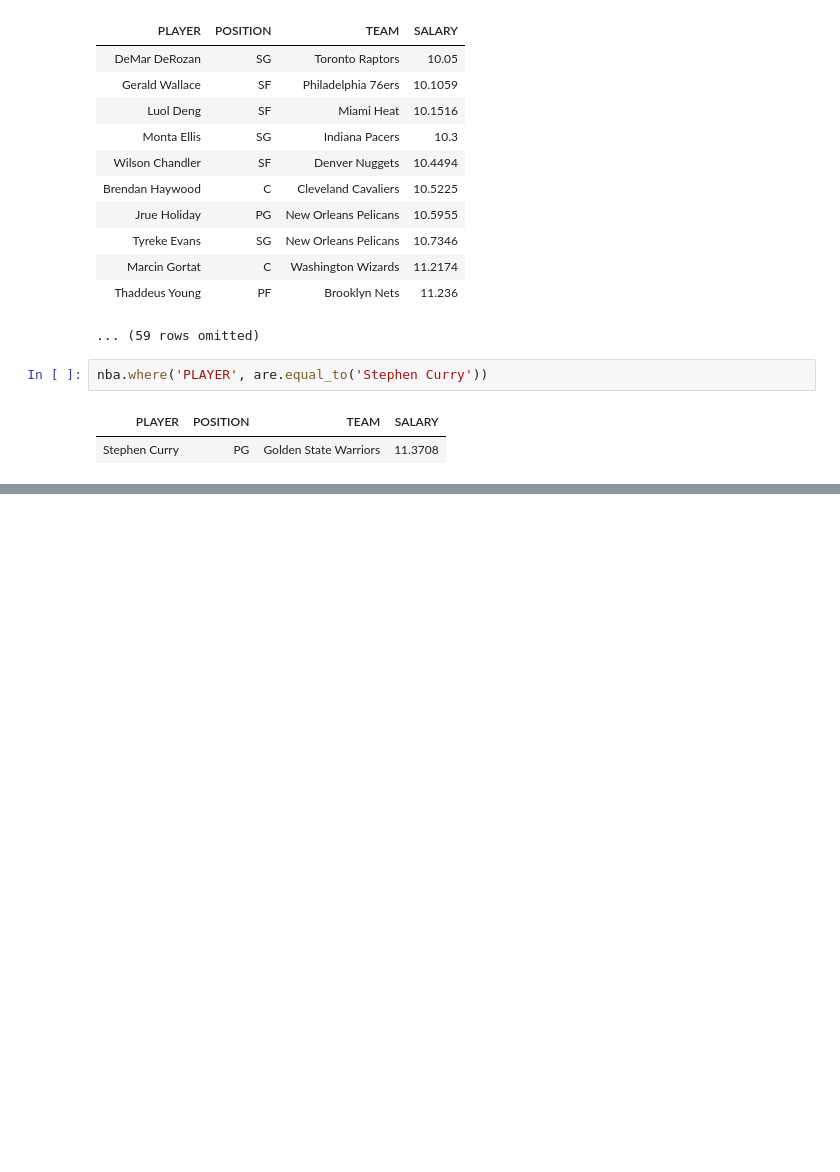
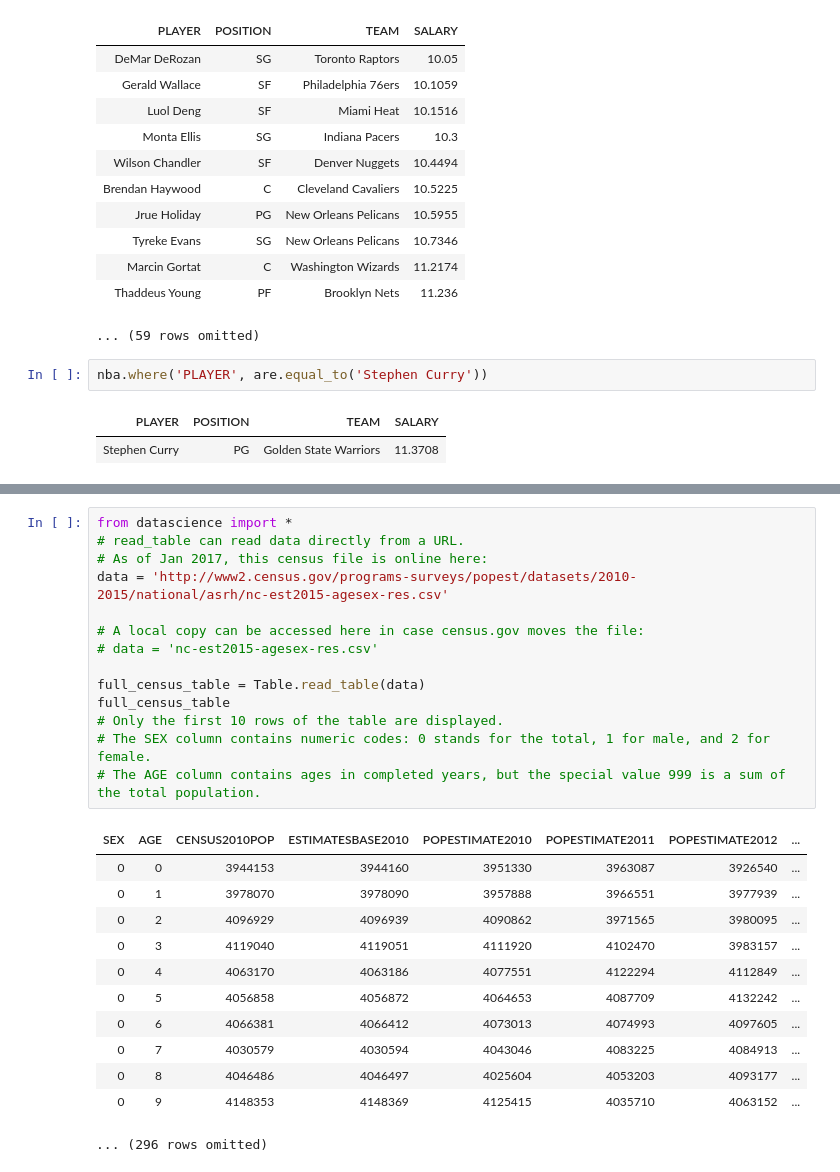
Before and after one commit to shuai-yang/CS133-Intro-to-Data-Science, a Jupyter notebook: sandbox.ipynb, the cells around one changed output, grey strips where cells are left out. Drawn from its saved outputs; the diff is of its cells as text; blank space fills up the shorter version.

```diff
--- a/sandbox.ipynb
+++ b/sandbox.ipynb
@@ -1173,0 +1324,27 @@ nba.where('PLAYER', are.equal_to('Stephen Curry'))
+# %%
+from datascience import *
+# read_table can read data directly from a URL.
+# As of Jan 2017, this census file is online here:
+data = 'http://www2.census.gov/programs-surveys/popest/datasets/2010-2015/national/asrh/nc-est2015-agesex-res.csv'
+
+# A local copy can be accessed here in case census.gov moves the file:
+# data = 'nc-est2015-agesex-res.csv'
+
+full_census_table = Table.read_table(data)
+full_census_table
+# Only the first 10 rows of the table are displayed.
+# The SEX column contains numeric codes: 0 stands for the total, 1 for male, and 2 for female.
+# The AGE column contains ages in completed years, but the special value 999 is a sum of the total population.
+# %% [output]
+| SEX | AGE | CENSUS2010POP | ESTIMATESBASE2010 | POPESTIMATE2010 | POPESTIMATE2011 | POPESTIMATE2012 | ... |
+| 0 | 0 | 3944153 | 3944160 | 3951330 | 3963087 | 3926540 | ... |
+| 0 | 1 | 3978070 | 3978090 | 3957888 | 3966551 | 3977939 | ... |
+| 0 | 2 | 4096929 | 4096939 | 4090862 | 3971565 | 3980095 | ... |
+| 0 | 3 | 4119040 | 4119051 | 4111920 | 4102470 | 3983157 | ... |
+| 0 | 4 | 4063170 | 4063186 | 4077551 | 4122294 | 4112849 | ... |
+| 0 | 5 | 4056858 | 4056872 | 4064653 | 4087709 | 4132242 | ... |
+| 0 | 6 | 4066381 | 4066412 | 4073013 | 4074993 | 4097605 | ... |
+| 0 | 7 | 4030579 | 4030594 | 4043046 | 4083225 | 4084913 | ... |
+| 0 | 8 | 4046486 | 4046497 | 4025604 | 4053203 | 4093177 | ... |
+| 0 | 9 | 4148353 | 4148369 | 4125415 | 4035710 | 4063152 | ... |
+... (296 rows omitted)
```
Also changed, not shown: parts of 36 cells of this notebook.
